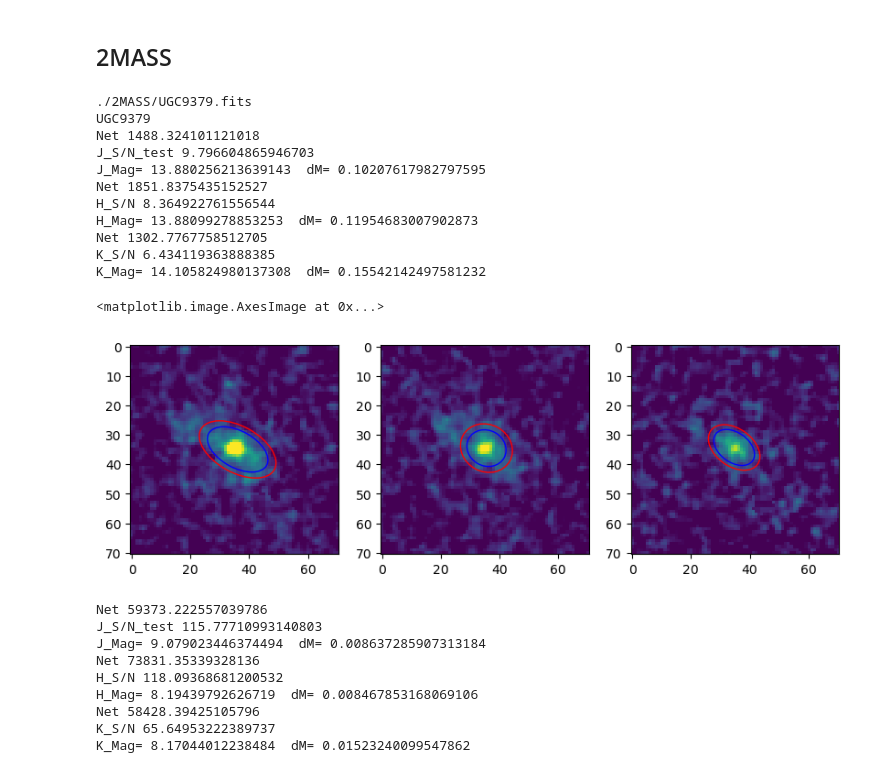
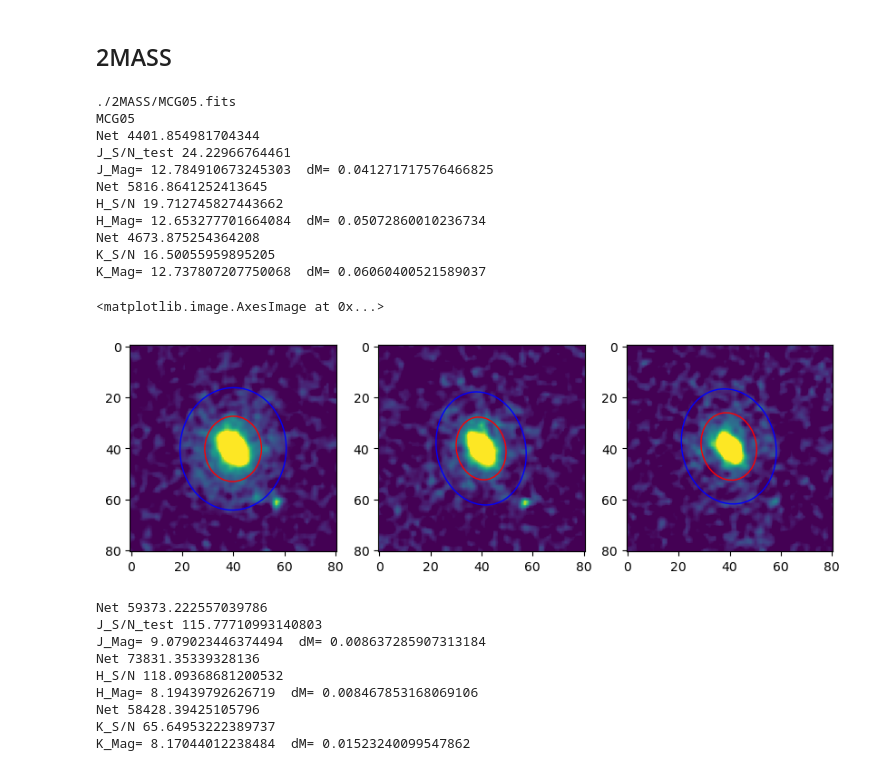
Before and after one commit to gregorycorcoran/Astro-Data, a Jupyter notebook: Archival_Photometry.ipynb, the cells around one changed output. Cells and saved outputs as stored; diff of their text form; code cells hidden in the pictures.

```diff
--- a/Archival_Photometry.ipynb
+++ b/Archival_Photometry.ipynb
@@ -267,9 +267,9 @@ fuv_Mag= 16.883185969056235  dM= 0.039078766881349716
 # %% [markdown]
 ## 2MASS ##
 # %%
-obj_ind=8
+obj_ind=0
 survey='2MASS'
-obs_thresh=4
+obs_thresh=1
 #Issue with NGC3016A have to increase object threshold, claims negative sum
 #For UGC9379 the higher threshold is also needed due to overestimation of galaxy size
 print(surveys[survey][obj_ind])
@@ -357,45 +357,45 @@ a=K_objects['a'][ind]
 b=K_objects['b'][ind]
 theta=K_objects['theta'][ind]
 kronrad, krflag = sep.kron_radius(K_im, [x], [y], [a], [b], [theta], 6.0)
 aper=EllipticalAperture((x,y),2.5*kronrad[0]*a,2.5*kronrad[0]*b,theta)
 phot_table = aperture_photometry(K_im, aper)
 net=phot_table['aperture_sum'][0]
 print('Net',net)
 #SN_gal=net/np.sqrt(float(hdr['KSKYVAL'])*aper.area+net+aper.area*float(hdr['KSKYSIG'])**2)
 SN_test=net/np.sqrt(net/60+4*aper.area*(2*1.7*K_bkg_rms)**2+(4*aper.area*0.024*K_bkg_rms))
 print('K_S/N',SN_test)
 print('K_Mag=',-2.5*np.log10(float(net))+float(hdr['KMAGZP'])+1.85,' dM=',1/SN_test)
 e_app = Ellipse(xy=(x, y),
                 width=2.5*kronrad*a,
                 height=2.5*kronrad*b,
                 angle=theta*(180/np.pi))
 e_app.set_facecolor('none')
 e_app.set_edgecolor('red')
 e1 = Ellipse(xy=(x, y),
                 width=6*a,
                 height=6*b,
                 angle=theta * 180. / np.pi)
 e1.set_facecolor('none')
 e1.set_edgecolor('blue')
 ax3.add_artist(e1)
 ax3.add_artist(e_app)
 ax1.imshow(J_im,vmin=0,vmax=10*J_bkg_rms)
 ax2.imshow(H_im,vmin=0,vmax=10*H_bkg_rms)
 ax3.imshow(K_im,vmin=0,vmax=10*K_bkg_rms)
 # %% [output]
-./2MASS/UGC9379.fits
-UGC9379
-Net 1488.324101121018
-J_S/N_test 9.796604865946703
-J_Mag= 13.880256213639143  dM= 0.10207617982797595
-Net 1851.8375435152527
-H_S/N 8.364922761556544
-H_Mag= 13.88099278853253  dM= 0.11954683007902873
-Net 1302.7767758512705
-K_S/N 6.434119363888385
-K_Mag= 14.105824980137308  dM= 0.15542142497581232
+./2MASS/MCG05.fits
+MCG05
+Net 4401.854981704344
+J_S/N_test 24.22966764461
+J_Mag= 12.784910673245303  dM= 0.041271717576466825
+Net 5816.8641252413645
+H_S/N 19.712745827443662
+H_Mag= 12.653277701664084  dM= 0.05072860010236734
+Net 4673.875254364208
+K_S/N 16.50055959895205
+K_Mag= 12.737807207750068  dM= 0.06060400521589037
 <matplotlib.image.AxesImage at 0x...>
-[figure, old version]
+[figure, new version]
 # %%
 survey='2MASS'
 target='NGC3705'
```
Also changed, not shown: 3 other files.
